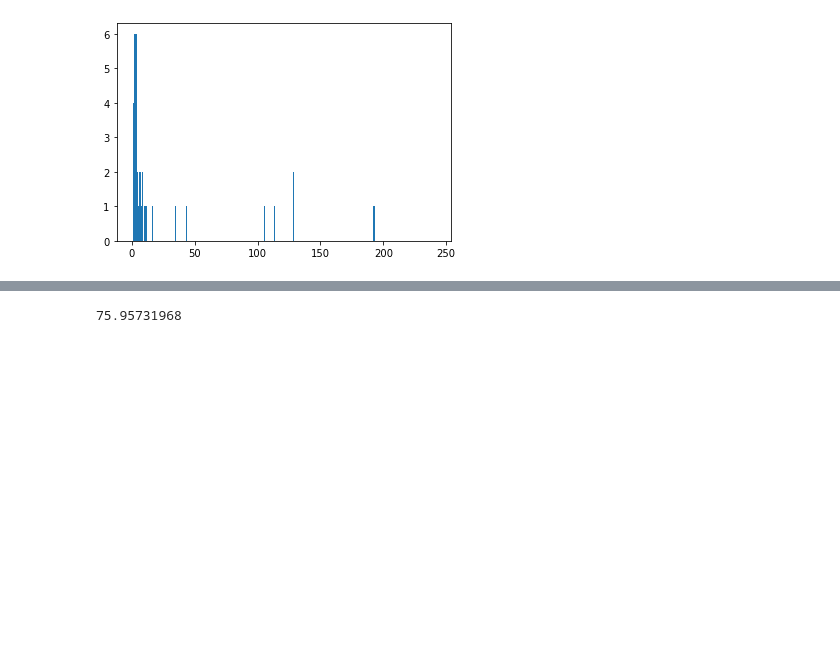
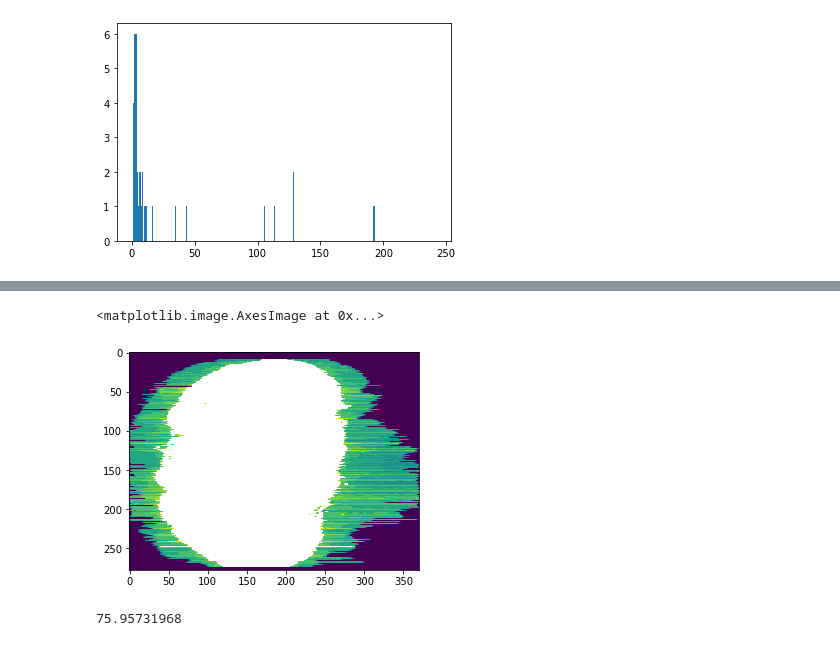
Before and after one commit to UIHackyHour/mouseBrain, a Jupyter notebook: mouseBrain.ipynb, the cells around one changed output, grey strips where cells are left out. Saved outputs shown, nothing was run; the diff lists cells and outputs as text; code cells hidden in the pictures; blank space fills up the shorter version.

```diff
--- a/mouseBrain.ipynb
+++ b/mouseBrain.ipynb
@@ -170,10 +95,14 @@ plt.imshow(mask_img[50,:,:])
+# %%
+plt.imshow(mask_img[:,:,250])
+# %% [output]
+<matplotlib.image.AxesImage at 0x...>
+[figure, added]
 # %%
 mask = ma.getmask(mask_img)
 # %%
 brain_voxels = np.count_nonzero(mask)
 # %%
 brain_volume = brain_voxels * voxel_volume
+brain_volume
+# %% [output]
+75.95731968
-# %%
-brain_volume
-# %% [output]
-75.95731968
```
Also changed, not shown: parts of 28 cells of this notebook.
